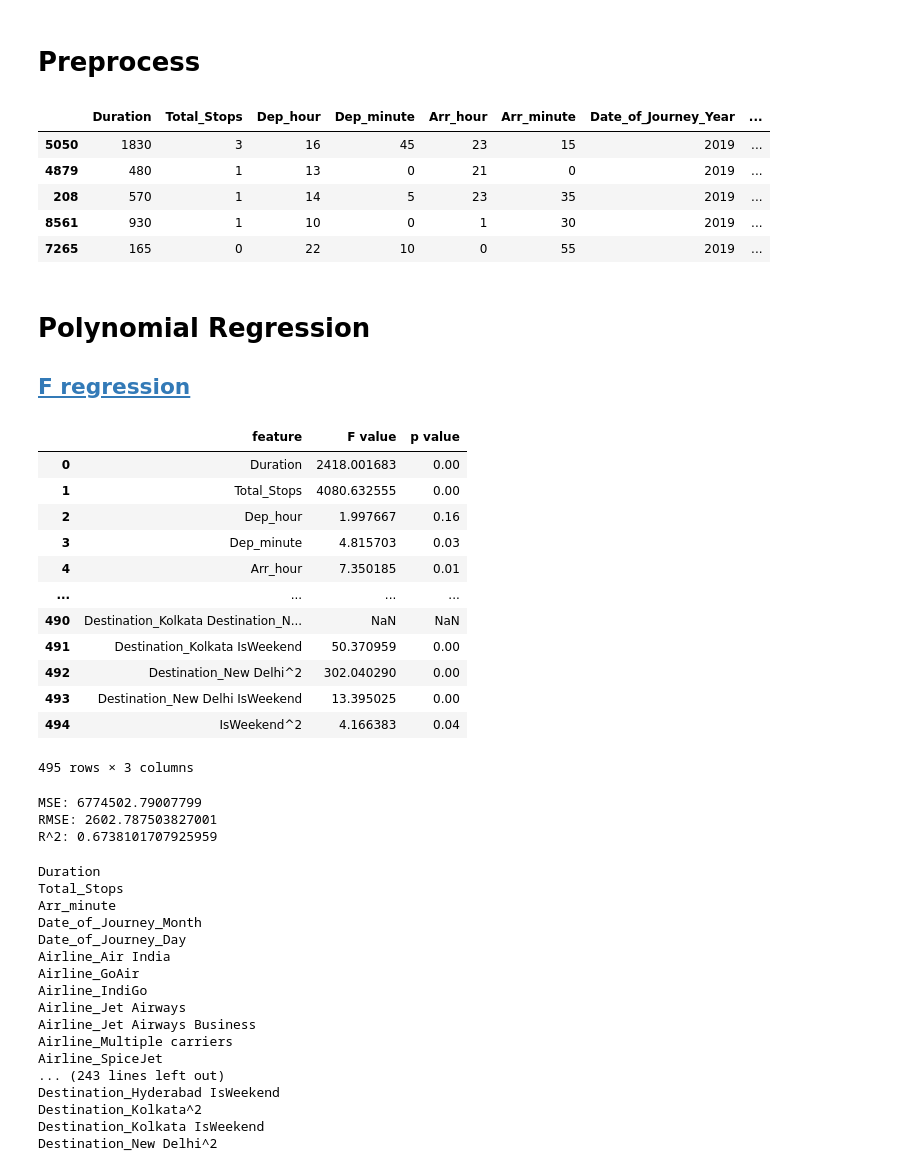
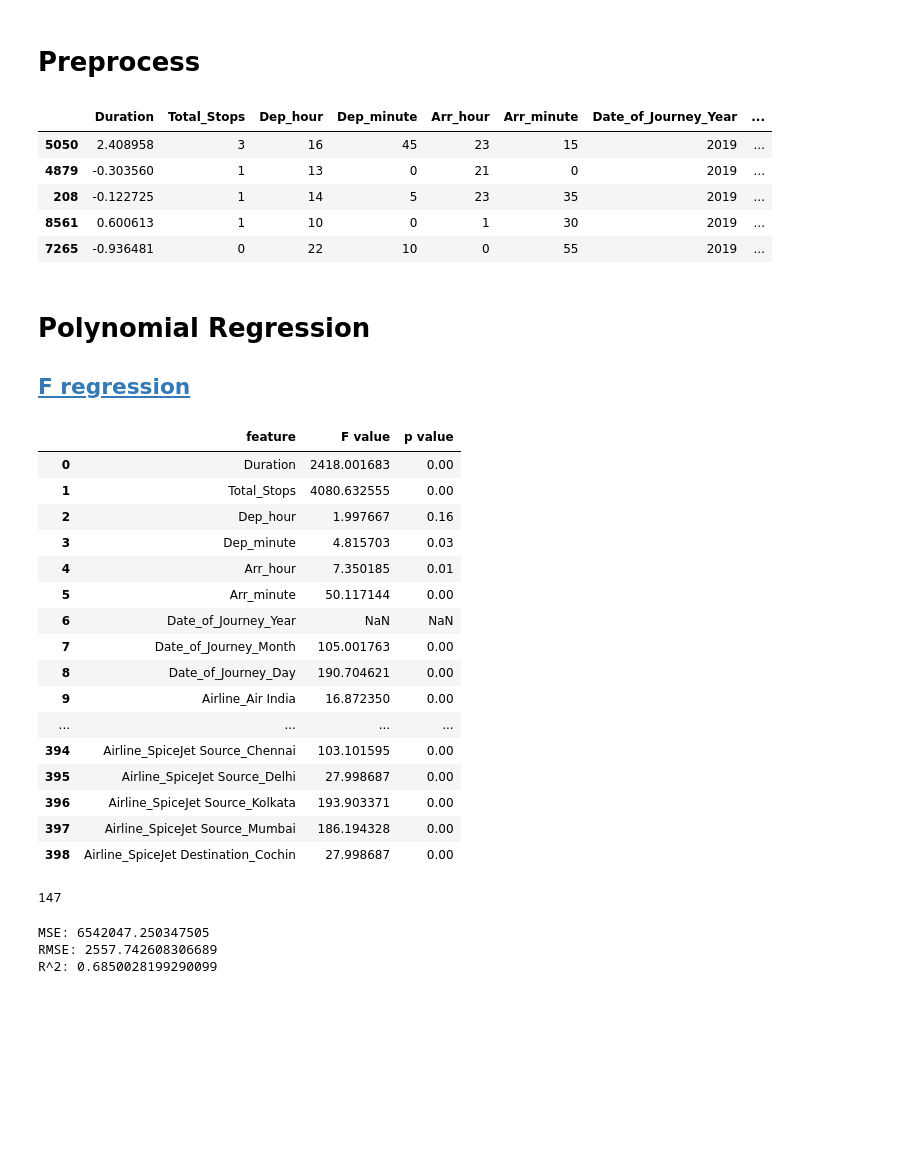
Before and after one commit to Kevin228839/Flight-Fare-Prediction, a Jupyter notebook: polynomial_regression.ipynb, the cells around one changed output. Saved outputs shown, nothing was run; the diff lists cells and outputs as text; code cells hidden in the pictures; blank space fills up the shorter version.

Commit message:
add normalization on duration

```diff
--- a/polynomial_regression.ipynb
+++ b/polynomial_regression.ipynb
@@ -8,7 +8,7 @@ import matplotlib.pyplot as plt
 from sklearn import preprocessing
 from sklearn.model_selection import train_test_split
 import datetime
-pd.set_option('display.max_rows', 30)
+pd.set_option('display.max_rows', None)
 pd.set_option('display.max_columns', None)
 
 def CheckWeekend(year, month, day):
@@ -87,6 +87,11 @@ data_train, data_test, target_train, target_test = train_test_split(
 ## Feature Engineering - check if date is weekday or weekend
 data_train["IsWeekend"] = data_train.apply(lambda x: 1 if CheckWeekend(x["Date_of_Journey_Year"], x["Date_of_Journey_Month"], x["Date_of_Journey_Day"]) else 0, axis=1)
 data_test["IsWeekend"] = data_test.apply(lambda x: 1 if CheckWeekend(x["Date_of_Journey_Year"], x["Date_of_Journey_Month"], x["Date_of_Journey_Day"]) else 0, axis=1)
+# %%
+# create the normaliser
+scaler = preprocessing.StandardScaler()
+data_train[['Duration']] = scaler.fit_transform(data_train[['Duration']])
+data_test[['Duration']] = scaler.fit_transform(data_test[['Duration']])
 # %%
 # Copy data
 data_train_poly = data_train.copy()
@@ -97,44 +102,56 @@ target_test_poly = target_test.copy()
 display(data_train_poly.head())
 # %% [output]
 |  | Duration | Total_Stops | Dep_hour | Dep_minute | Arr_hour | Arr_minute | Date_of_Journey_Year | ... |
-| 5050 | 1830 | 3 | 16 | 45 | 23 | 15 | 2019 | ... |
-| 4879 | 480 | 1 | 13 | 0 | 21 | 0 | 2019 | ... |
-| 208 | 570 | 1 | 14 | 5 | 23 | 35 | 2019 | ... |
-| 8561 | 930 | 1 | 10 | 0 | 1 | 30 | 2019 | ... |
-| 7265 | 165 | 0 | 22 | 10 | 0 | 55 | 2019 | ... |
+| 5050 | 2.408958 | 3 | 16 | 45 | 23 | 15 | 2019 | ... |
+| 4879 | -0.303560 | 1 | 13 | 0 | 21 | 0 | 2019 | ... |
+| 208 | -0.122725 | 1 | 14 | 5 | 23 | 35 | 2019 | ... |
+| 8561 | 0.600613 | 1 | 10 | 0 | 1 | 30 | 2019 | ... |
+| 7265 | -0.936481 | 0 | 22 | 10 | 0 | 55 | 2019 | ... |
 # %% [markdown]
 # Polynomial Regression
-## [F regression](https://scikit-learn.org/stable/modules/generated/sklearn.feature_selection.r_regression.html#sklearn.feature_selection.r_regression)
+## [F regression](https://scikit-learn.org/stable/modules/generated/sklearn.feature_selection.f_regression.html)
 # %%
 from sklearn.feature_selection import f_regression
 from sklearn.preprocessing import PolynomialFeatures
+import math
 
 # create a transformer
 transformer = PolynomialFeatures(degree=2, include_bias=False)
 
 # run the F-Test
 f, pval = f_regression(transformer.fit_transform(data_train_poly), target_train_poly)
 
 # prepare a dataframe to inspect the results
 stat = pd.DataFrame({ 'feature': transformer.get_feature_names_out(data_train_poly.columns), 'F value': f, 'p value': pval })
 stat['p value'] = round(stat['p value'], 2)
 
 # show the results
 display(stat)
+
+count = 0
+for i in range(len(stat)):
+    if(math.isnan(stat['F value'][i])):
+        count = count+1
+print(count)
 # %% [output]
 |  | feature | F value | p value |
 | 0 | Duration | 2418.001683 | 0.00 |
 | 1 | Total_Stops | 4080.632555 | 0.00 |
 | 2 | Dep_hour | 1.997667 | 0.16 |
 | 3 | Dep_minute | 4.815703 | 0.03 |
 | 4 | Arr_hour | 7.350185 | 0.01 |
+| 5 | Arr_minute | 50.117144 | 0.00 |
+| 6 | Date_of_Journey_Year | NaN | NaN |
+| 7 | Date_of_Journey_Month | 105.001763 | 0.00 |
+| 8 | Date_of_Journey_Day | 190.704621 | 0.00 |
+| 9 | Airline_Air India | 16.872350 | 0.00 |
 | ... | ... | ... | ... |
-| 490 | Destination_Kolkata Destination_N... | NaN | NaN |
-| 491 | Destination_Kolkata IsWeekend | 50.370959 | 0.00 |
-| 492 | Destination_New Delhi^2 | 302.040290 | 0.00 |
-| 493 | Destination_New Delhi IsWeekend | 13.395025 | 0.00 |
-| 494 | IsWeekend^2 | 4.166383 | 0.04 |
+| 394 | Airline_SpiceJet Source_Chennai | 103.101595 | 0.00 |
+| 395 | Airline_SpiceJet Source_Delhi | 27.998687 | 0.00 |
+| 396 | Airline_SpiceJet Source_Kolkata | 193.903371 | 0.00 |
+| 397 | Airline_SpiceJet Source_Mumbai | 186.194328 | 0.00 |
+| 398 | Airline_SpiceJet Destination_Cochin | 27.998687 | 0.00 |
-495 rows × 3 columns
+147
 # %%
 from sklearn.linear_model import LinearRegression
 from sklearn.feature_selection import SelectKBest, SelectFwe
@@ -162,32 +179,6 @@ print("MSE:", mse)
 print("RMSE:", sqrt(mse))
 print("R^2:", r2)
 # %% [output]
-MSE: 6774502.79007799
-RMSE: 2602.787503827001
-R^2: 0.6738101707925959
+MSE: 6542047.250347505
+RMSE: 2557.742608306689
+R^2: 0.6850028199290099
-# %%
-# get the selected features
-selected_features = pipeline.named_steps['feature_selection'].get_support()
-
-# print the selected variables
-for i, f in enumerate(pipeline.named_steps['transformer'].get_feature_names_out(data_train_poly.columns)):
-    if selected_features[i]:
-        print(f)
-# %% [output]
-Duration
-Total_Stops
-Arr_minute
-Date_of_Journey_Month
-Date_of_Journey_Day
-Airline_Air India
-Airline_GoAir
-Airline_IndiGo
-Airline_Jet Airways
-Airline_Jet Airways Business
-Airline_Multiple carriers
-Airline_SpiceJet
-... (243 lines left out)
-Destination_Hyderabad IsWeekend
-Destination_Kolkata^2
-Destination_Kolkata IsWeekend
-Destination_New Delhi^2
```
Also changed, not shown: parts of 1 cell of this notebook.
